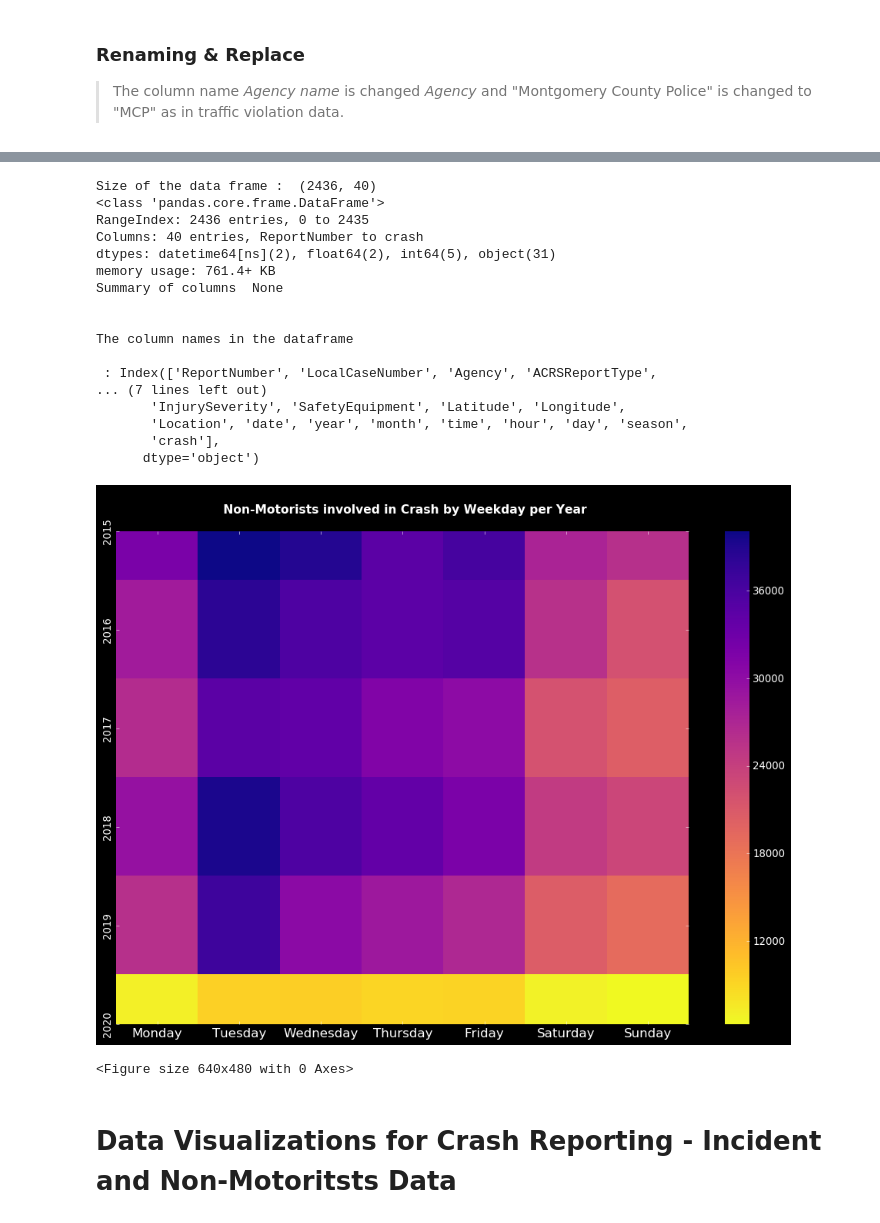
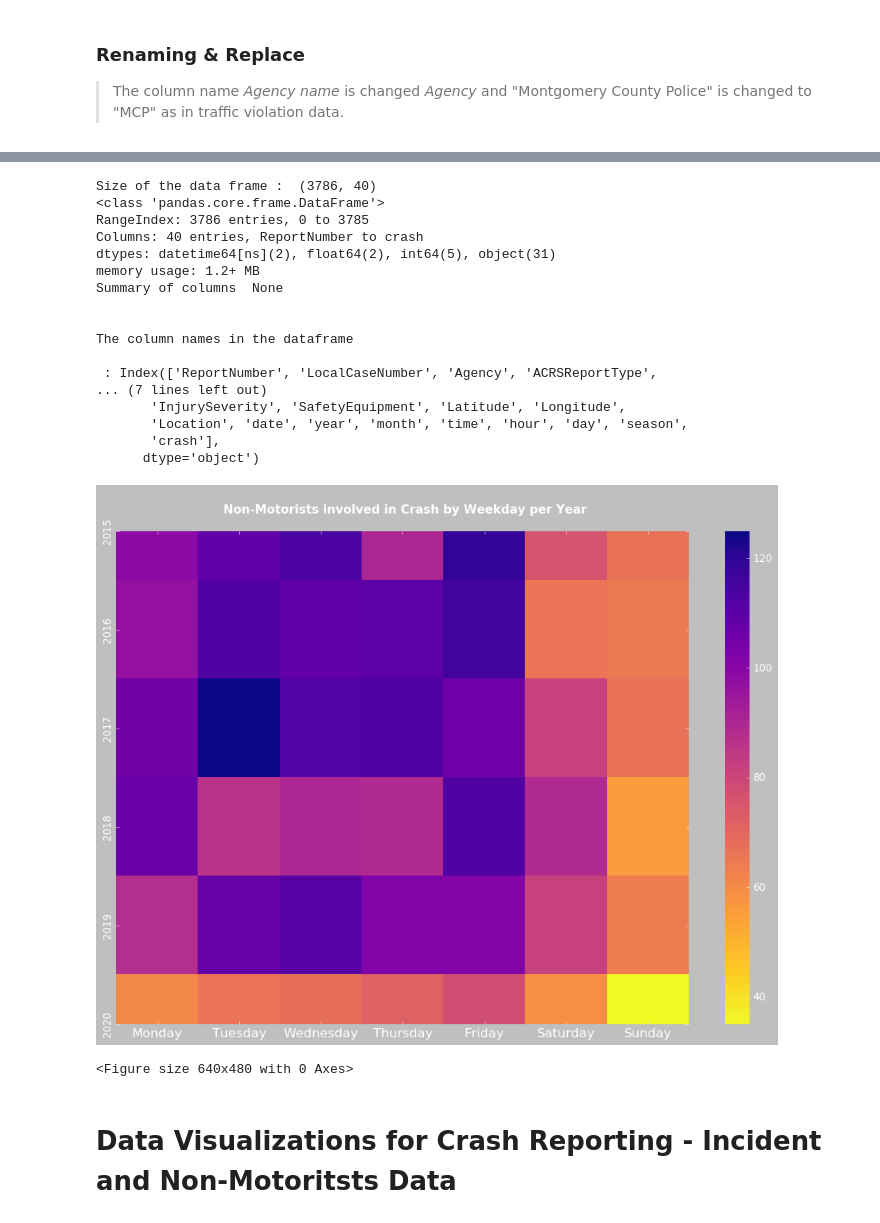
Before and after one commit to mnerolu/Data205, a Jupyter notebook: mid_term_proj.ipynb, the cells around one changed output, grey strips where cells are left out. Cells and saved outputs as stored; diff of their text form; code cells hidden in the pictures.

Commit message:
Models/Visualization

```diff
--- a/mid_term_proj.ipynb
+++ b/mid_term_proj.ipynb
@@ -268,7 +275,7 @@ violationweekday
 violationperseason = traffic_new.groupby(['season'])['Violation'].count()
 season_order=['Spring', 'Summer', 'Fall','Winter']
 #plot
-plt.style.use('dark_background')
+#plt.style.use('dark_background')
 plt.figure(figsize=(15,10))
 
 sns.barplot(violationperseason.index,violationperseason.values, order=season_order,
@@ -703,8 +749,8 @@ def useFeatures(CRI):
 
 
     ## Filtering the Desired Date Range - 2015 to 2020 ##
-    CRI = CRI[CRI.date >='01/01/2017']
-    CRI = CRI[CRI.date <'10/23/2020']
+    CRI = CRI[CRI.date >='01/01/2015']
+    CRI = CRI[CRI.date <'11/23/2020']
     CRI = CRI.reset_index(drop=True)
 
     CRI['season']= "Fall"
@@ -814,8 +860,8 @@ crash_weekday = crash_weekday.rename_axis(['year', 'day'])\
                                .unstack('day')\
                                .reindex(columns=crashweekday)
 plt.figure(figsize=(15,10))
-plt.style.use('dark_background')
-sns.heatmap(violationweekday, cmap='plasma_r')
+#plt.style.use('dark_background')
+sns.heatmap(crash_weekday, cmap='plasma_r')
 plt.title('\n Crash by Weekday per Year\n', fontsize=14, fontweight='bold')
 plt.xticks(fontsize=15)
 plt.yticks(fontsize=12)
@@ -916,14 +966,14 @@ def useFeatures(CRNM):
 
 
     ## Filtering the Desired Date Range - 2015 to 2020 ##
-    CRNM = CRNM[CRNM.date >='01/01/2017']
+    CRNM = CRNM[CRNM.date >='01/01/2015']
     CRNM = CRNM[CRNM.date <'10/23/2020']
     CRNM = CRNM.reset_index(drop=True)
 
     CRNM['season']= "Fall"
-    CRNM.loc[(CRI['month'] < 3) | (CRNM['month'] >= 12), "season"] = 'Winter'
-    CRNM.loc[(CRI['month'] < 6) & (CRNM['month'] >= 3), "season"] = 'Spring'
-    CRNM.loc[(CRI['month'] < 9) & (CRNM['month'] >= 6), "season"] = 'Summer'
+    CRNM.loc[(CRNM['month'] < 3) | (CRNM['month'] >= 12), "season"] = 'Winter'
+    CRNM.loc[(CRNM['month'] < 6) & (CRNM['month'] >= 3), "season"] = 'Spring'
+    CRNM.loc[(CRNM['month'] < 9) & (CRNM['month'] >= 6), "season"] = 'Summer'
 
     ## Hour status
     ##traffic["hourStatus"] = "Evening"
@@ -1001,12 +1051,12 @@ print("Summary of columns ", CRNM_new.info(verbose = False))
 #This code prints a summary of columns count and its dtypes but not per column information.
 print("\n\nThe column names in the dataframe \n\n :", CRNM_new.columns)
 # %% [output]
-Size of the data frame :  (2436, 40)
+Size of the data frame :  (3786, 40)
 <class 'pandas.core.frame.DataFrame'>
-RangeIndex: 2436 entries, 0 to 2435
+RangeIndex: 3786 entries, 0 to 3785
 Columns: 40 entries, ReportNumber to crash
 dtypes: datetime64[ns](2), float64(2), int64(5), object(31)
-memory usage: 761.4+ KB
+memory usage: 1.2+ MB
 Summary of columns  None
 
 
@@ -1021,22 +1071,22 @@ The column names in the dataframe
 # %%
 non_motweekday = ['Monday', 'Tuesday','Wednesday','Thursday', 'Friday', 'Saturday', 'Sunday']
 non_mot_weekday = CRNM_new.groupby(['year', 'day']).size()
 #Reshape using unstack() function in Pandas python:
 non_mot_weekday = non_mot_weekday.rename_axis(['year', 'day'])\
                                .unstack('day')\
-                               .reindex(columns=crashweekday)
+                               .reindex(columns=non_motweekday)
 plt.figure(figsize=(15,10))
 plt.style.use('dark_background')
-sns.heatmap(violationweekday, cmap='plasma_r')
+sns.heatmap(non_mot_weekday, cmap='plasma_r')
 plt.title('\n Non-Motorists involved in Crash by Weekday per Year\n', fontsize=14, fontweight='bold')
 plt.xticks(fontsize=15)
 plt.yticks(fontsize=12)
 plt.xlabel('')
 plt.ylabel('')
 plt.show()
 plt.savefig('images/CRNMbyweekdayperyear.jpg')
 # %% [output]
-[figure, old version]
+[figure, new version]
 <Figure size 640x480 with 0 Axes>
 # %%
 CRNM_new['Rush_time']=CRNM_new['CrashDate/Time'].dt.hour
```
Also changed, not shown: parts of 46 cells of this notebook, 36 other files.
